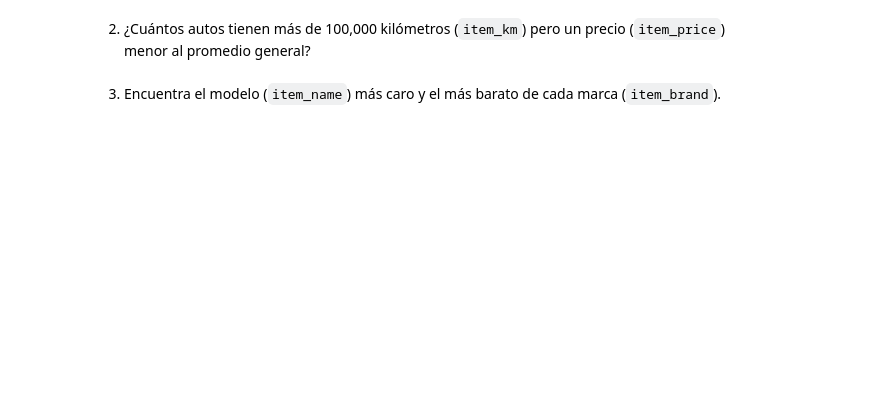
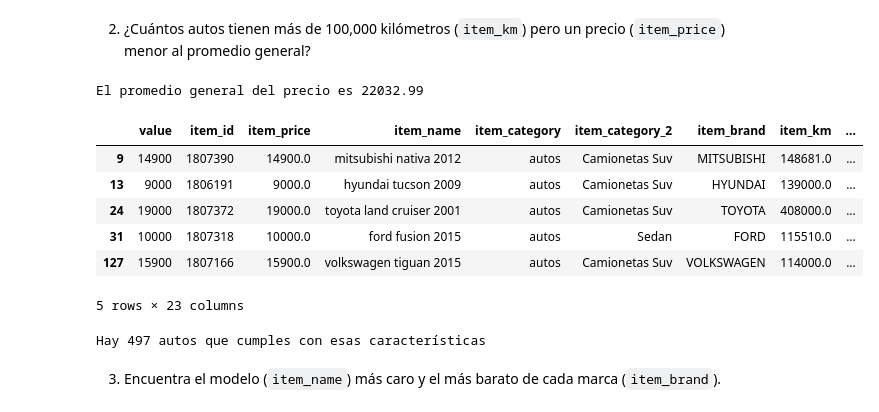
Before and after one commit to qlab-intro-python/tarea-4-zegarra-rivera-bueno, a Jupyter notebook: tarea_4_plantilla.ipynb, the cells around one changed output. Saved outputs shown, nothing was run; the diff lists cells and outputs as text; code cells hidden in the pictures; blank space fills up the shorter version.

```diff
--- a/tarea_4_plantilla.ipynb
+++ b/tarea_4_plantilla.ipynb
@@ -27,2 +55,22 @@ Importa el conjunto de datos `neoauto_20240924.csv`
+# %%
+# Solución
+promedio_general = df_neoauto['item_price'].mean()
+print(f"El promedio general del precio es {round(promedio_general,2)}")
+
+df_2 = df_neoauto[(df_neoauto['item_km'] > 100_000) & (df_neoauto['item_price'] < promedio_general)]
+display(df_2.head())
+
+autos = df_2.shape[0]
+print(f"Hay {autos} autos que cumples con esas características")
+# %% [output]
+El promedio general del precio es 22032.99
+|  | value | item_id | item_price | item_name | item_category | item_category_2 | item_brand | item_km | ... |
+| 9 | 14900 | 1807390 | 14900.0 | mitsubishi nativa 2012 | autos | Camionetas Suv | MITSUBISHI | 148681.0 | ... |
+| 13 | 9000 | 1806191 | 9000.0 | hyundai tucson 2009 | autos | Camionetas Suv | HYUNDAI | 139000.0 | ... |
+| 24 | 19000 | 1807372 | 19000.0 | toyota land cruiser 2001 | autos | Camionetas Suv | TOYOTA | 408000.0 | ... |
+| 31 | 10000 | 1807318 | 10000.0 | ford fusion 2015 | autos | Sedan | FORD | 115510.0 | ... |
+| 127 | 15900 | 1807166 | 15900.0 | volkswagen tiguan 2015 | autos | Camionetas Suv | VOLKSWAGEN | 114000.0 | ... |
+5 rows × 23 columns
+Hay 497 autos que cumples con esas características
 # %% [markdown]
 3. Encuentra el modelo (`item_name`) más caro y el más barato de cada marca (`item_brand`).
```
Also changed, not shown: parts of 7 cells of this notebook.
